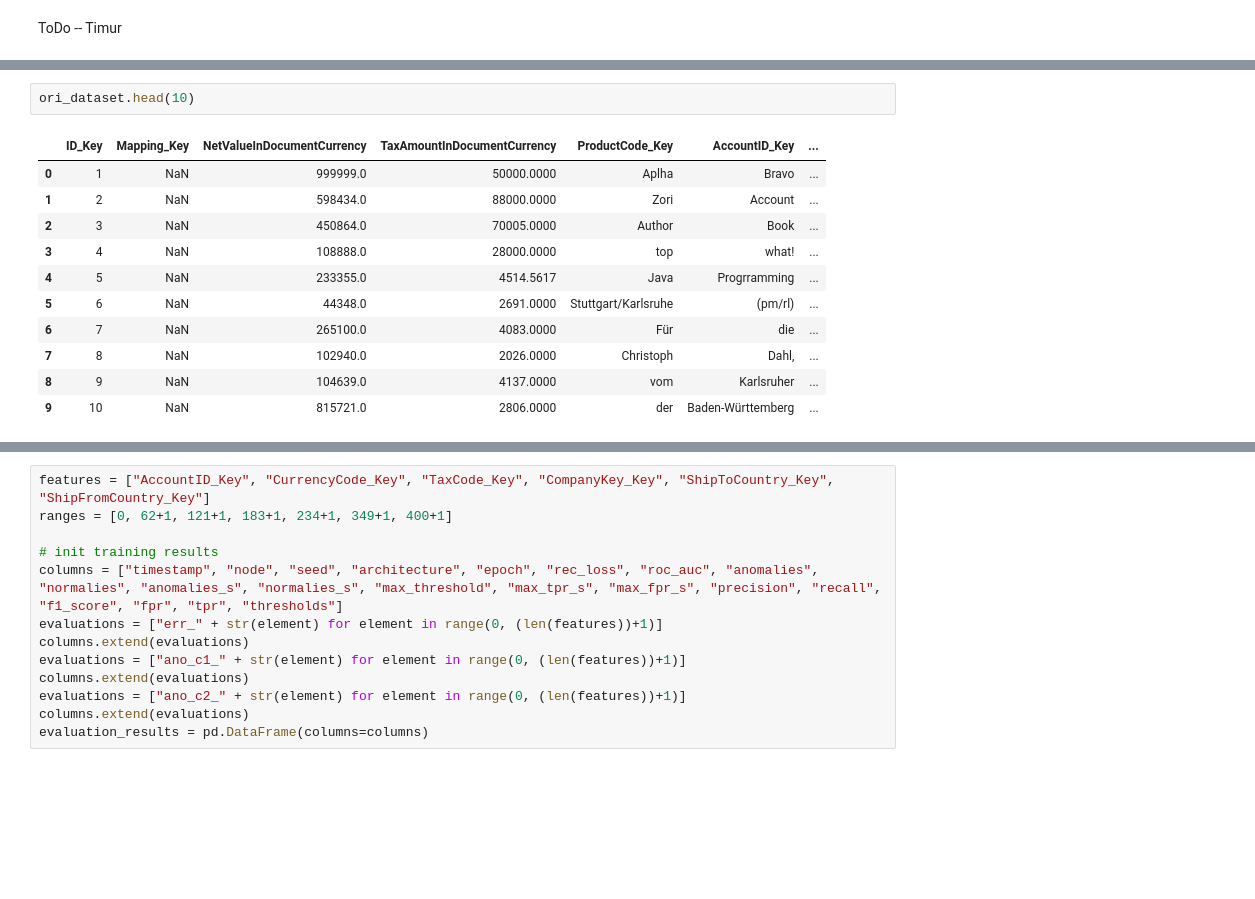
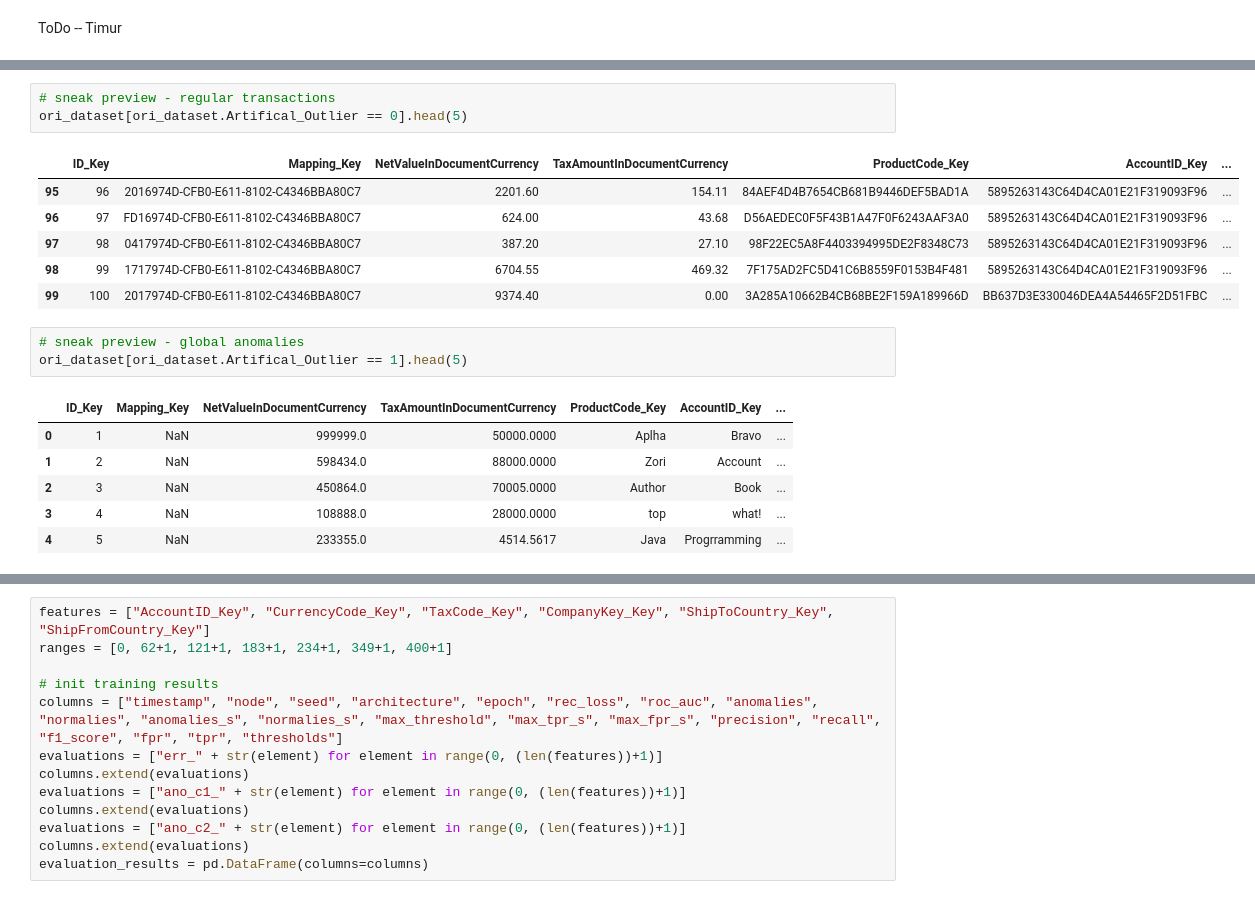
Before and after one commit to GitiHubi/deepAI, a Jupyter notebook: GTC_2018_Lab.ipynb, the cells around one changed output, grey strips where cells are left out. Saved outputs shown, nothing was run; the diff lists cells and outputs as text; blank space fills up the shorter version.

```diff
--- a/GTC_2018_Lab.ipynb
+++ b/GTC_2018_Lab.ipynb
@@ -234,14 +238,20 @@ torch_dataset = torch.from_numpy(enc_dataset.values).float()
-# %%
-ori_dataset.head(10)
-# %% [output]
-|  | ID_Key | Mapping_Key | NetValueInDocumentCurrency | TaxAmountInDocumentCurrency | ProductCode_Key | AccountID_Key | ... |
-| 0 | 1 | NaN | 999999.0 | 50000.0000 | Aplha | Bravo | ... |
-| 1 | 2 | NaN | 598434.0 | 88000.0000 | Zori | Account | ... |
-| 2 | 3 | NaN | 450864.0 | 70005.0000 | Author | Book | ... |
-| 3 | 4 | NaN | 108888.0 | 28000.0000 | top | what! | ... |
-| 4 | 5 | NaN | 233355.0 | 4514.5617 | Java | Progrramming | ... |
-| 5 | 6 | NaN | 44348.0 | 2691.0000 | Stuttgart/Karlsruhe | (pm/rl) | ... |
-| 6 | 7 | NaN | 265100.0 | 4083.0000 | Für | die | ... |
-| 7 | 8 | NaN | 102940.0 | 2026.0000 | Christoph | Dahl, | ... |
-| 8 | 9 | NaN | 104639.0 | 4137.0000 | vom | Karlsruher | ... |
-| 9 | 10 | NaN | 815721.0 | 2806.0000 | der | Baden-Württemberg | ... |
+# %%
+# sneak preview - regular transactions
+ori_dataset[ori_dataset.Artifical_Outlier == 0].head(5)
+# %% [output]
+|  | ID_Key | Mapping_Key | NetValueInDocumentCurrency | TaxAmountInDocumentCurrency | ProductCode_Key | AccountID_Key | ... |
+| 95 | 96 | 2016974D-CFB0-E611-8102-C4346BBA80C7 | 2201.60 | 154.11 | 84AEF4D4B7654CB681B9446DEF5BAD1A | 5895263143C64D4CA01E21F319093F96 | ... |
+| 96 | 97 | FD16974D-CFB0-E611-8102-C4346BBA80C7 | 624.00 | 43.68 | D56AEDEC0F5F43B1A47F0F6243AAF3A0 | 5895263143C64D4CA01E21F319093F96 | ... |
+| 97 | 98 | 0417974D-CFB0-E611-8102-C4346BBA80C7 | 387.20 | 27.10 | 98F22EC5A8F4403394995DE2F8348C73 | 5895263143C64D4CA01E21F319093F96 | ... |
+| 98 | 99 | 1717974D-CFB0-E611-8102-C4346BBA80C7 | 6704.55 | 469.32 | 7F175AD2FC5D41C6B8559F0153B4F481 | 5895263143C64D4CA01E21F319093F96 | ... |
+| 99 | 100 | 2017974D-CFB0-E611-8102-C4346BBA80C7 | 9374.40 | 0.00 | 3A285A10662B4CB68BE2F159A189966D | BB637D3E330046DEA4A54465F2D51FBC | ... |
+# %%
+# sneak preview - global anomalies
+ori_dataset[ori_dataset.Artifical_Outlier == 1].head(5)
+# %% [output]
+|  | ID_Key | Mapping_Key | NetValueInDocumentCurrency | TaxAmountInDocumentCurrency | ProductCode_Key | AccountID_Key | ... |
+| 0 | 1 | NaN | 999999.0 | 50000.0000 | Aplha | Bravo | ... |
+| 1 | 2 | NaN | 598434.0 | 88000.0000 | Zori | Account | ... |
+| 2 | 3 | NaN | 450864.0 | 70005.0000 | Author | Book | ... |
+| 3 | 4 | NaN | 108888.0 | 28000.0000 | top | what! | ... |
+| 4 | 5 | NaN | 233355.0 | 4514.5617 | Java | Progrramming | ... |
```
Also changed, not shown: parts of 10 cells of this notebook.
